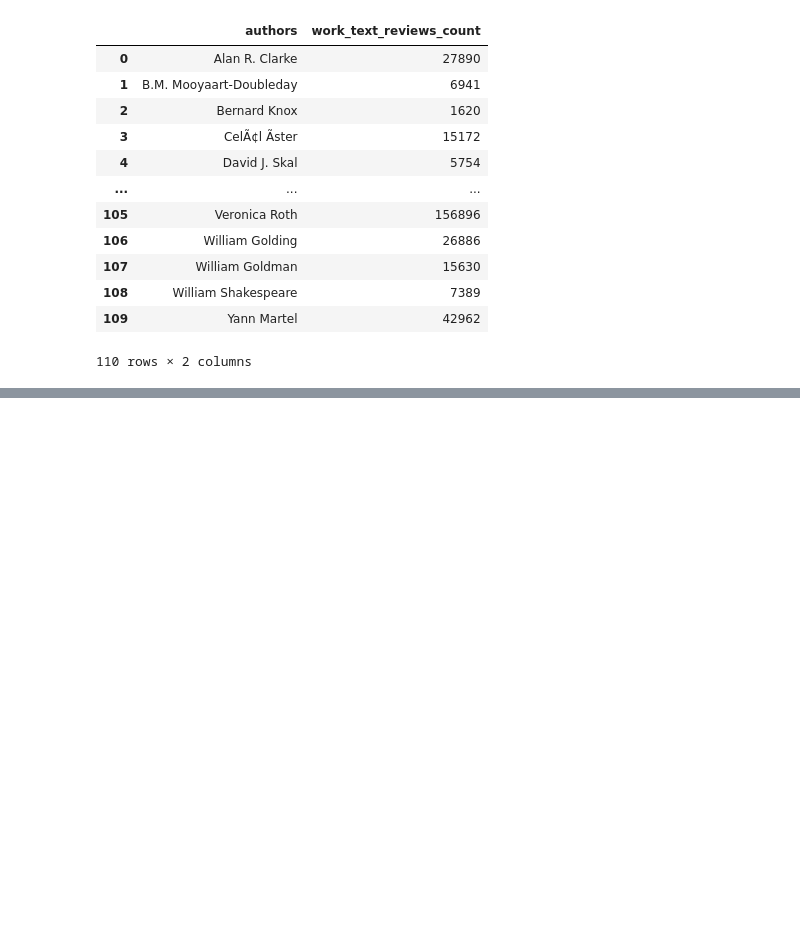
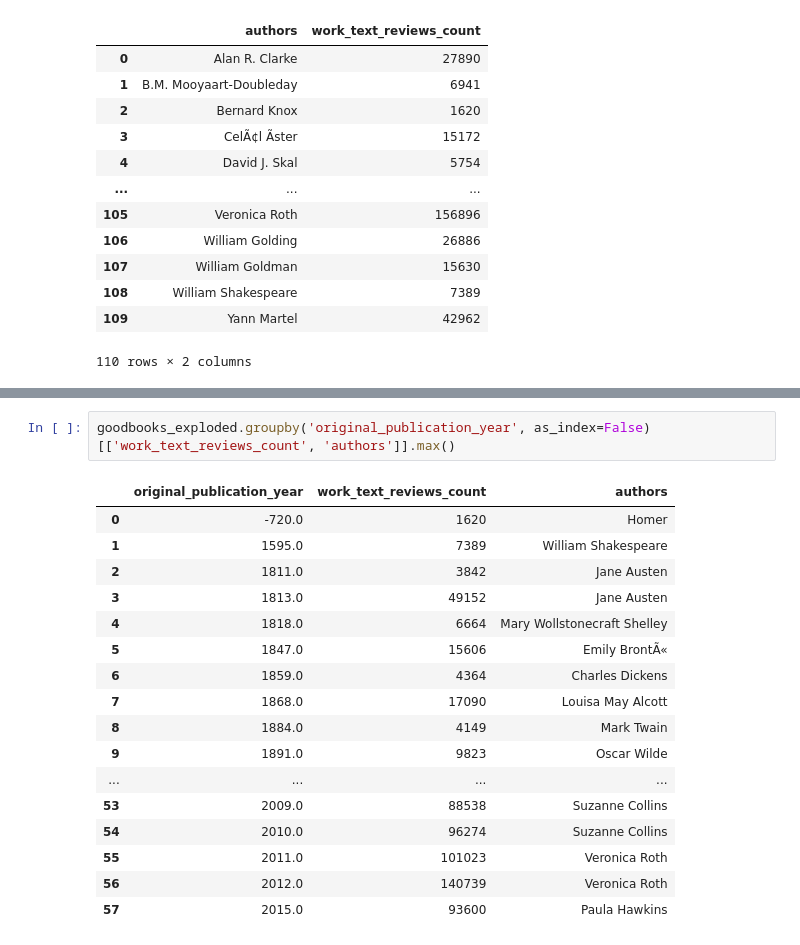
Before and after one commit to corinnastrada/pandas_uni_project, a Jupyter notebook: script_progetto.ipynb, the cells around one changed output, grey strips where cells are left out. Drawn from its saved outputs; the diff is of its cells as text; blank space fills up the shorter version.

```diff
--- a/script_progetto.ipynb
+++ b/script_progetto.ipynb
@@ -371,0 +402,20 @@ authors_review.sort_values(by='authors', ascending=True)
+# %%
+goodbooks_exploded.groupby('original_publication_year', as_index=False)[['work_text_reviews_count', 'authors']].max()
+# %% [output]
+|  | original_publication_year | work_text_reviews_count | authors |
+| 0 | -720.0 | 1620 | Homer |
+| 1 | 1595.0 | 7389 | William Shakespeare |
+| 2 | 1811.0 | 3842 | Jane Austen |
+| 3 | 1813.0 | 49152 | Jane Austen |
+| 4 | 1818.0 | 6664 | Mary Wollstonecraft Shelley |
+| 5 | 1847.0 | 15606 | Emily BrontÃ« |
+| 6 | 1859.0 | 4364 | Charles Dickens |
+| 7 | 1868.0 | 17090 | Louisa May Alcott |
+| 8 | 1884.0 | 4149 | Mark Twain |
+| 9 | 1891.0 | 9823 | Oscar Wilde |
+| ... | ... | ... | ... |
+| 53 | 2009.0 | 88538 | Suzanne Collins |
+| 54 | 2010.0 | 96274 | Suzanne Collins |
+| 55 | 2011.0 | 101023 | Veronica Roth |
+| 56 | 2012.0 | 140739 | Veronica Roth |
+| 57 | 2015.0 | 93600 | Paula Hawkins |
```
Also changed, not shown: parts of 5 cells of this notebook.
